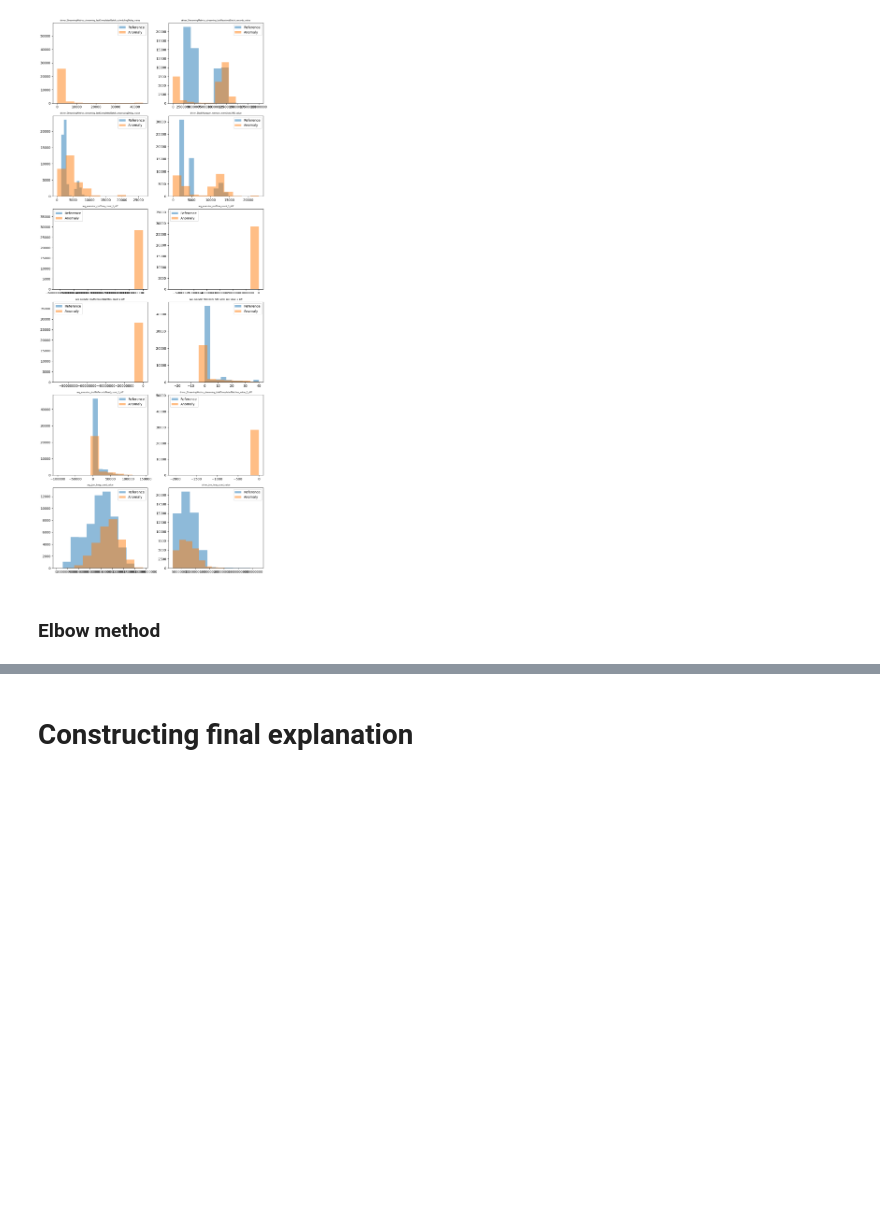
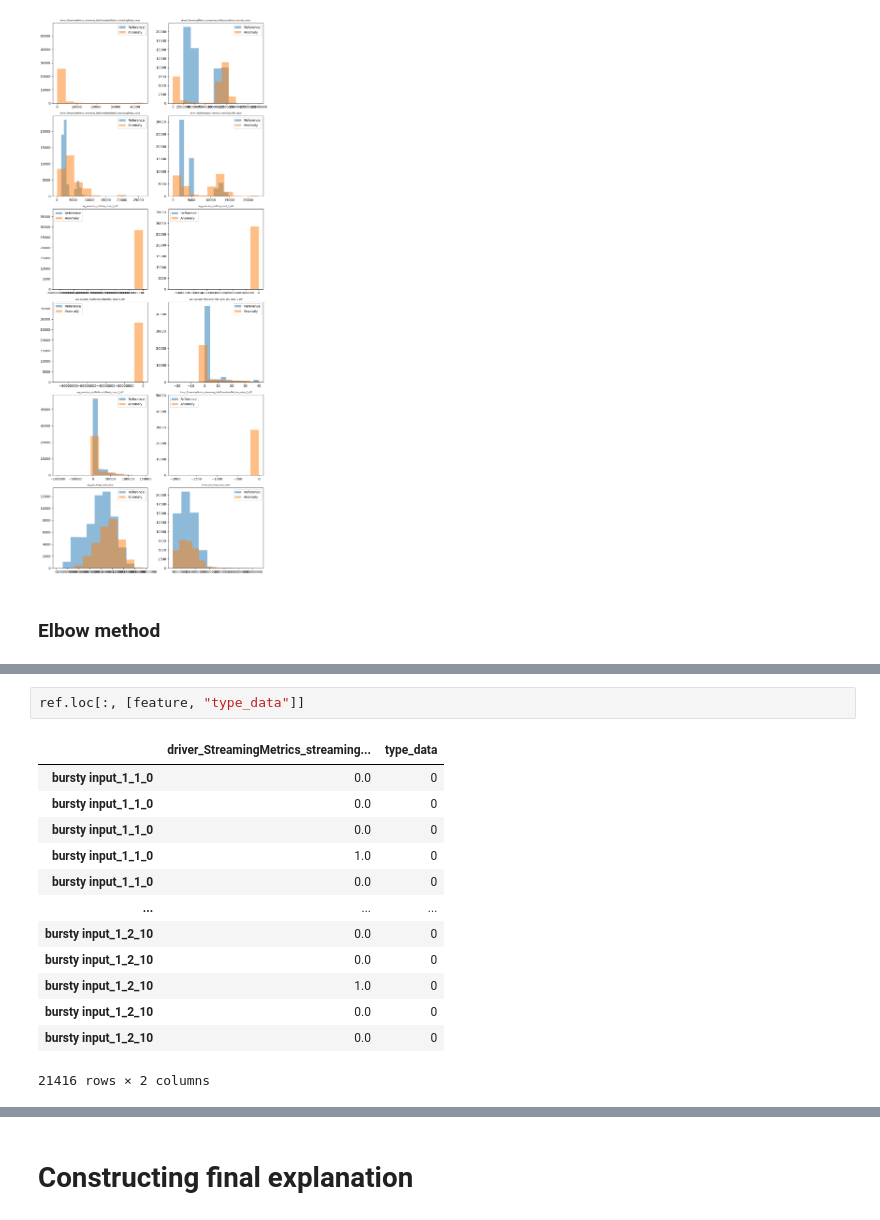
Before and after one commit to louise-davy/exstream-implementation, a Jupyter notebook: algorithm_as_a_notebook.ipynb, the cells around one changed output, grey strips where cells are left out. Drawn from its saved outputs; the diff is of its cells as text; blank space fills up the shorter version.

```diff
--- a/algorithm_as_a_notebook.ipynb
+++ b/algorithm_as_a_notebook.ipynb
@@ -508,0 +569,16 @@ new_filtered_features_bursty
+# %%
+ref.loc[:, [feature, "type_data"]]
+# %% [output]
+|  | driver_StreamingMetrics_streaming... | type_data |
+| bursty input_1_1_0 | 0.0 | 0 |
+| bursty input_1_1_0 | 0.0 | 0 |
+| bursty input_1_1_0 | 0.0 | 0 |
+| bursty input_1_1_0 | 1.0 | 0 |
+| bursty input_1_1_0 | 0.0 | 0 |
+| ... | ... | ... |
+| bursty input_1_2_10 | 0.0 | 0 |
+| bursty input_1_2_10 | 0.0 | 0 |
+| bursty input_1_2_10 | 1.0 | 0 |
+| bursty input_1_2_10 | 0.0 | 0 |
+| bursty input_1_2_10 | 0.0 | 0 |
+21416 rows × 2 columns
```
Also changed, not shown: parts of 14 cells of this notebook.
